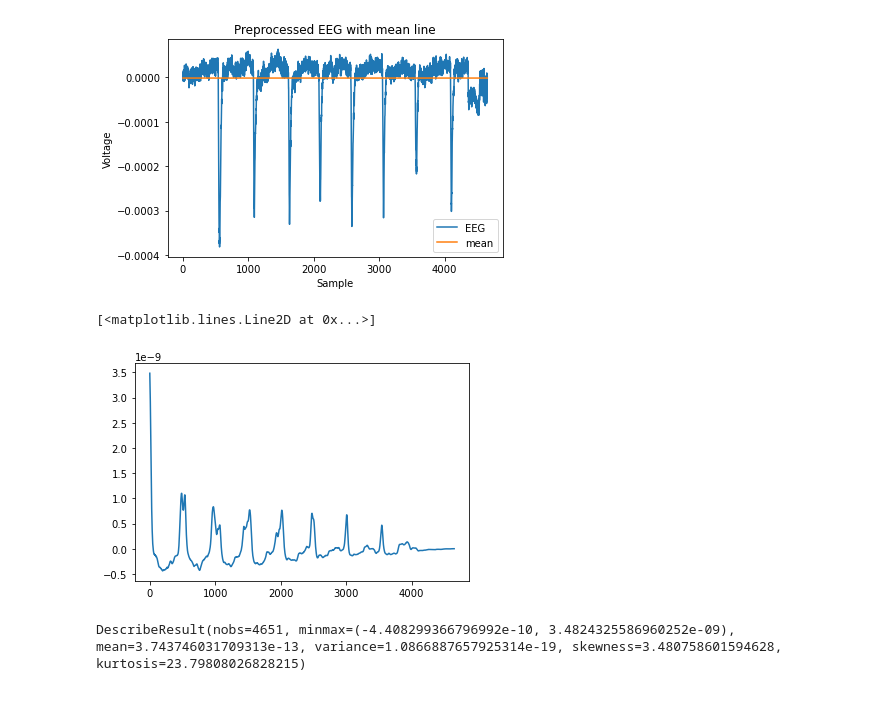
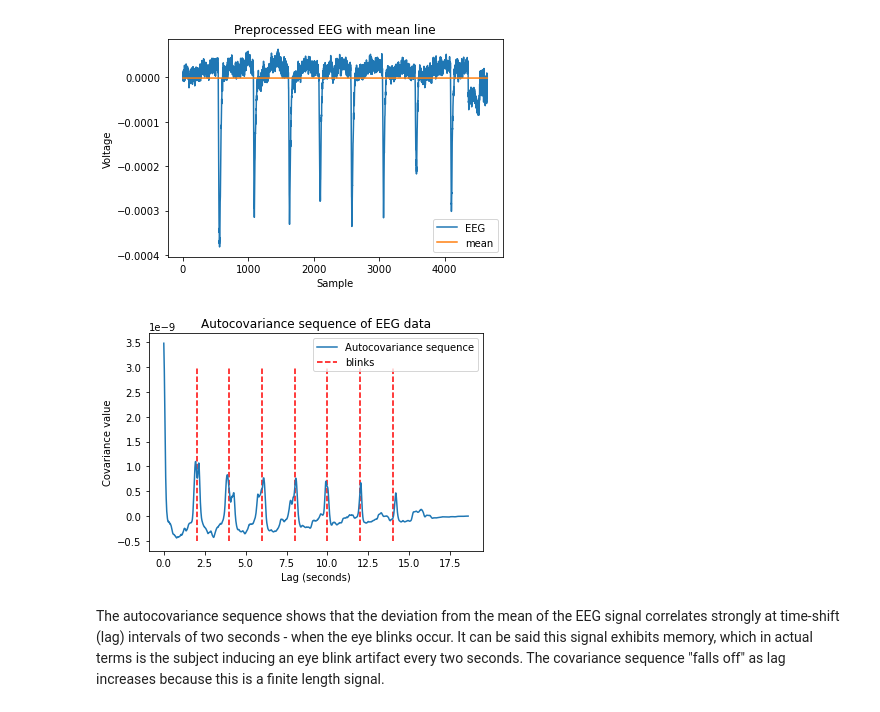
Before and after one commit to AdamVD/EEEE-533-BioSignal-Processing, a Jupyter notebook: practicals/chapter2/notebooks/Chapter 2 Practical.ipynb, the cells around one changed output. Cells and saved outputs as stored; diff of their text form; code cells hidden in the pictures.

Commit message:
Add eye blink lines and description of autocovariance result

```diff
--- a/practicals/chapter2/notebooks/Chapter 2 Practical.ipynb
+++ b/practicals/chapter2/notebooks/Chapter 2 Practical.ipynb
@@ -200,13 +200,20 @@ plt.show()
 # %% [output]
 DescribeResult(nobs=4651, minmax=(-0.00038199168081254125, 6.311024404409386e-05), mean=-1.7760981805687748e-06, variance=3.4831814689237016e-09, skewness=-3.527674916058037, kurtosis=13.7377543518641 ...
 [figure]
-# %%
-fp1_autocov = autocovariance(preprocessed_data)
-plt.plot(fp1_autocov)
-# %% [output]
-[<matplotlib.lines.Line2D at 0x...>]
-[figure, removed]
-# %%
-stats.describe(fp1_autocov)
-# %% [output]
-DescribeResult(nobs=4651, minmax=(-4.408299366796992e-10, 3.4824325586960252e-09), mean=3.743746031709313e-13, variance=1.0866887657925314e-19, skewness=3.480758601594628, kurtosis=23.79808026828215)
+# %%
+fp1_autocov = autocovariance(preprocessed_data)
+lag_seconds = np.array(range(len(fp1_autocov))) / samp_freq
+plt.plot(lag_seconds, fp1_autocov, label="Autocovariance sequence")
+plt.xlabel("Lag (seconds)")
+plt.ylabel("Covariance value")
+plt.title("Autocovariance sequence of EEG data")
+plt.vlines(range(2, 16, 2),-.5e-9, 3e-9, colors="red", linestyles="dashed", label="blinks")
+plt.legend()
+plt.show()
+# %% [output]
+[figure, added]
+# %% [markdown]
+The autocovariance sequence shows that the deviation from the mean of the EEG signal correlates strongly at time-shift
+(lag) intervals of two seconds - when the eye blinks occur. It can be said this signal exhibits memory, which in actual
+terms is the subject inducing an eye blink artifact every two seconds. The covariance sequence "falls off"
+as lag increases because this is a finite length signal.
```
